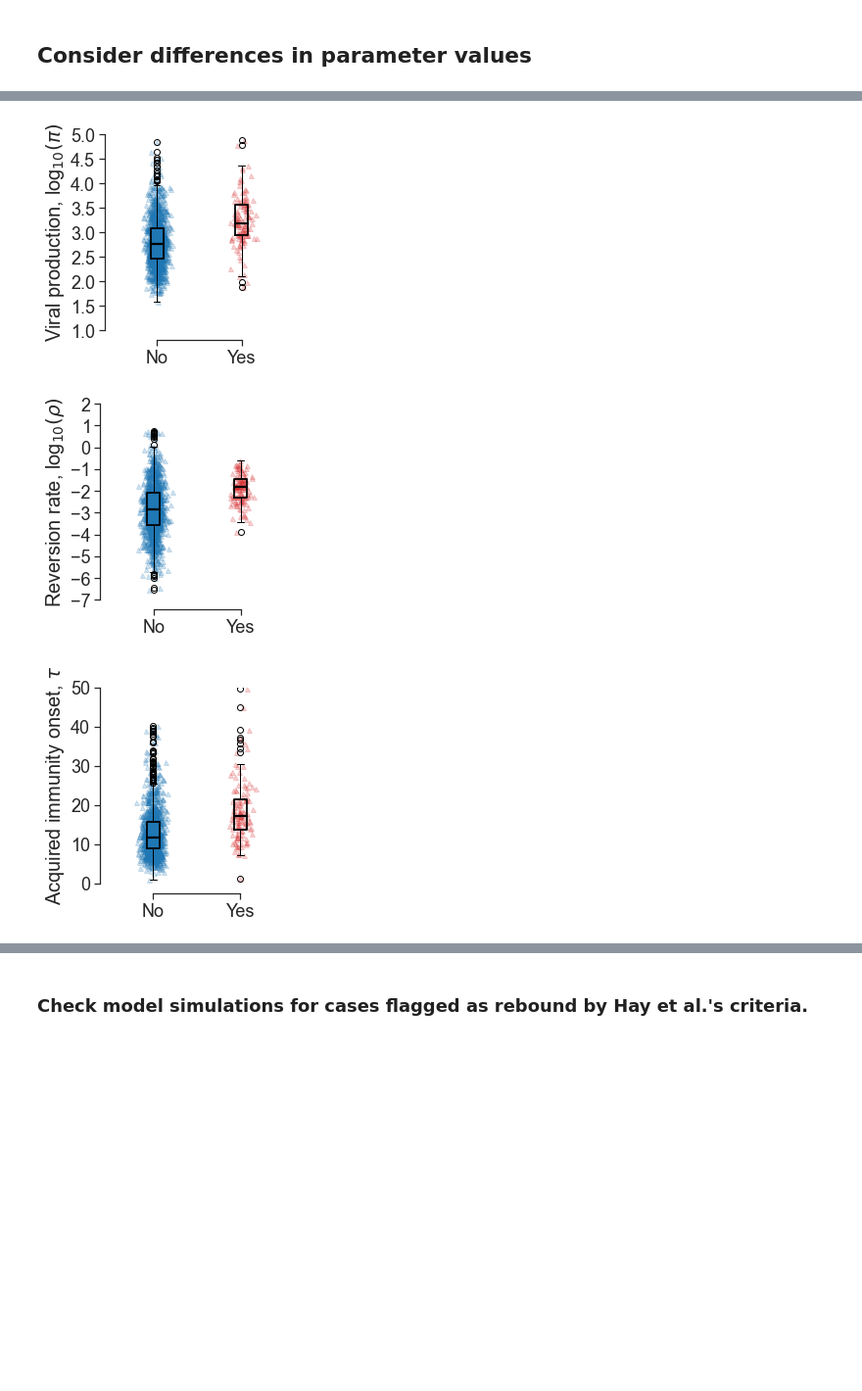
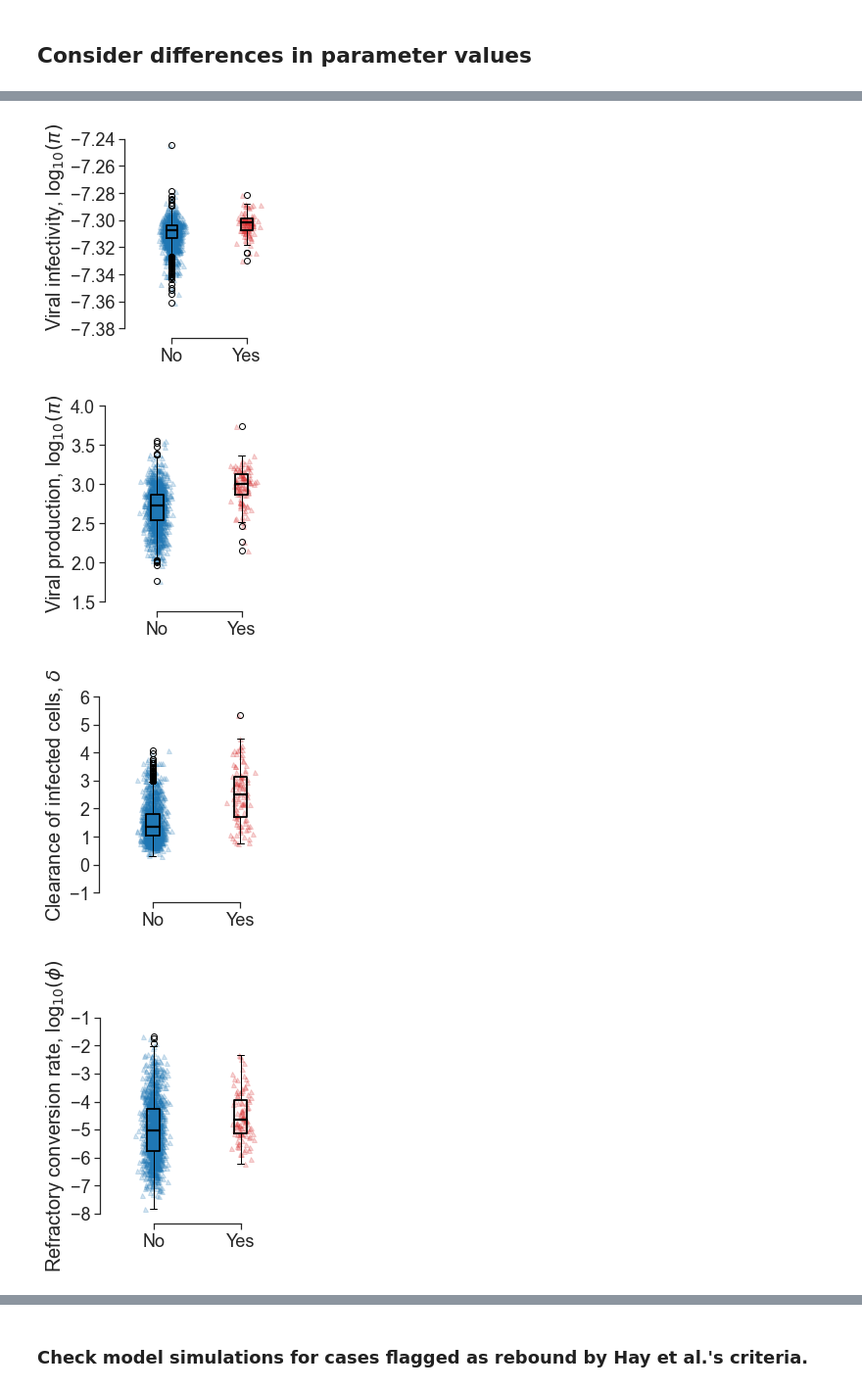
Before and after one commit to lacyk3/SARS-CoV-2Kinetics, a Jupyter notebook: Figures/Figure6-Rebound.ipynb, the cells around one changed output, grey strips where cells are left out. Shown at 98% size. Drawn from its saved outputs; the diff is of its cells as text; code cells hidden in the pictures; blank space fills up the shorter version.

```diff
--- a/Figures/Figure6-Rebound.ipynb
+++ b/Figures/Figure6-Rebound.ipynb
@@ -381,0 +389,24 @@ plt.grid()
+# %%
+# Dead cells
+# S0 - I - R - S
+
+D_ = 1e7- S_ - I_ - R_
+
+data =np.log10(np.maximum(D_,250))
+colors = ['tab:blue','tab:red']
+fig, ax = plt.subplots(figsize = (6,3.75))
+for ii in np.arange(0,2):
+    data1 = data[parameters_df.Rebound == ii]
+    CI_low = []
+    CI_high = []
+    for i in np.arange(0,5000):
+        ans = st.norm.interval(alpha=0.95, loc=np.mean(data1[:,i]), scale=st.sem(data1[:,i]))
+        CI_low.append(ans[0])
+        CI_high.append(ans[1])
+    plt.grid()
+    plt.fill_between(t, CI_low, CI_high,color = colors[ii],alpha = .2)
+    plt.plot(t,np.mean(data1, axis = 0), color = colors[ii])
+    plt.xlim([0,30])
+    plt.xlabel('Days since infection')
+    plt.ylabel(r'log$_{10}$ Dead cells')
+plt.grid()
@@ -382,6 +415,6 @@ plt.grid()
 # %%
 fig, ax = plt.subplots(figsize = (6,3.75))
-data = [m*1*(t > tAI+t0) for (m,t0,tAI) in zip(parameters_df['m_mode'],parameters_df['tzero_mode'],parameters_df['tAI_mode'])]
+data = [m*1*(t > tAI+t0) for (m,t0,tAI) in zip(parameters_df['m_mode'],parameters_df['tzero_mode'],parameters_df['tau_mode'])]
 data = np.concatenate(data)
 data = np.reshape(data, (len(parameters_df),5000))
 colors = ['tab:blue','tab:red']
@@ -408,7 +441,7 @@ plt.grid()
 # %%
 import seaborn as sns
 
-adjusted_tAI = [t0+tAI for t0,tAI in zip(parameters_df.tzero_mode,parameters_df.tAI_mode)]
+adjusted_tAI = [t0+tAI for t0,tAI in zip(parameters_df.tzero_mode,parameters_df.tau_mode)]
 parameters_df['Adjusted_tAI'] = adjusted_tAI
 
 
@@ -469,12 +502,12 @@ def BoxPlot(df, feature, ylabel = [], yaxis = 'linear', ylim = [], annotate = Tr
 # %%
 # -- Plot all parameters
 parameters = [ 'log10beta_mode','log10pi_mode', 'log10phi_mode','log10rho_mode',
-              'delta_mode','h_mode','Adjusted_tAI','m_mode', 'V0_mode']
+              'delta_mode','Adjusted_tAI','m_mode']
 labels = [r'Viral infectivity, log$_{10}(\beta)$',
           r'Viral production, log$_{10}(\pi)$', r'Refractory rate, log$_{10}(\phi)$',
-          r'Reversion rate, log$_{10}(\rho)$', r'Clearance rate, $\delta$','h',
-          r'Acquired immunity onset, $\tau$','m', 'V$_0$']
-ylims = [[-9,-5],[1,5],[-8,-1],[-7, 2],[-4,18],[],[0,50], [0,1000],[100,250]]
+          r'Reversion rate, log$_{10}(\rho)$', r'Clearance rate, $\delta$',
+          r'Acquired immunity onset, $\tau$','m']
+ylims = [[-7.38,-7.23],[1.5,4],[-8,-1],[-3.5, 1.2],[-1,6],[0,40], [5, 30]]
 for p,l,y in zip(parameters,labels, ylims):
 
     BoxPlot(parameters_df, p, ylabel = l, ylim = y, annotate = True)
@@ -491,11 +522,12 @@ for p,l,y in zip(parameters,labels, ylims):
 # %%
 # Plot only statistically significant
-parameters = [ 'log10pi_mode', 'log10rho_mode', 'Adjusted_tAI']
-labels = [ r'Viral production, log$_{10}(\pi)$', r'Reversion rate, log$_{10}(\rho)$', r'Acquired immunity onset, $\tau$',]
-ylims = [[1,5],[-7, 2],[0,50]]
+parameters = [ 'log10beta_mode', 'log10pi_mode', 'delta_mode','log10phi_mode','Adjusted_tAI']
+labels = [ r'Viral infectivity, log$_{10}(\pi)$',r'Viral production, log$_{10}(\pi)$', r'Clearance of infected cells, $\delta$', r'Refractory conversion rate, log$_{10}(\phi)$',r'Acquired immunity onset, $\tau$',]
+ylims = [[-7.38,-7.23],[1.5,4],[-1,6],[-8,-1],[0,40]]
 for p,l,y in zip(parameters,labels, ylims):
     BoxPlot(parameters_df, p, ylabel = l, ylim = y, annotate = False)
 # %% [output]
-[figure, old version]
+[figure, new version]
-[figure, old version]
+[figure, new version]
-[figure, old version]
+[figure, new version]
+[figure, added]
```
Also changed, not shown: parts of 28 cells of this notebook.
